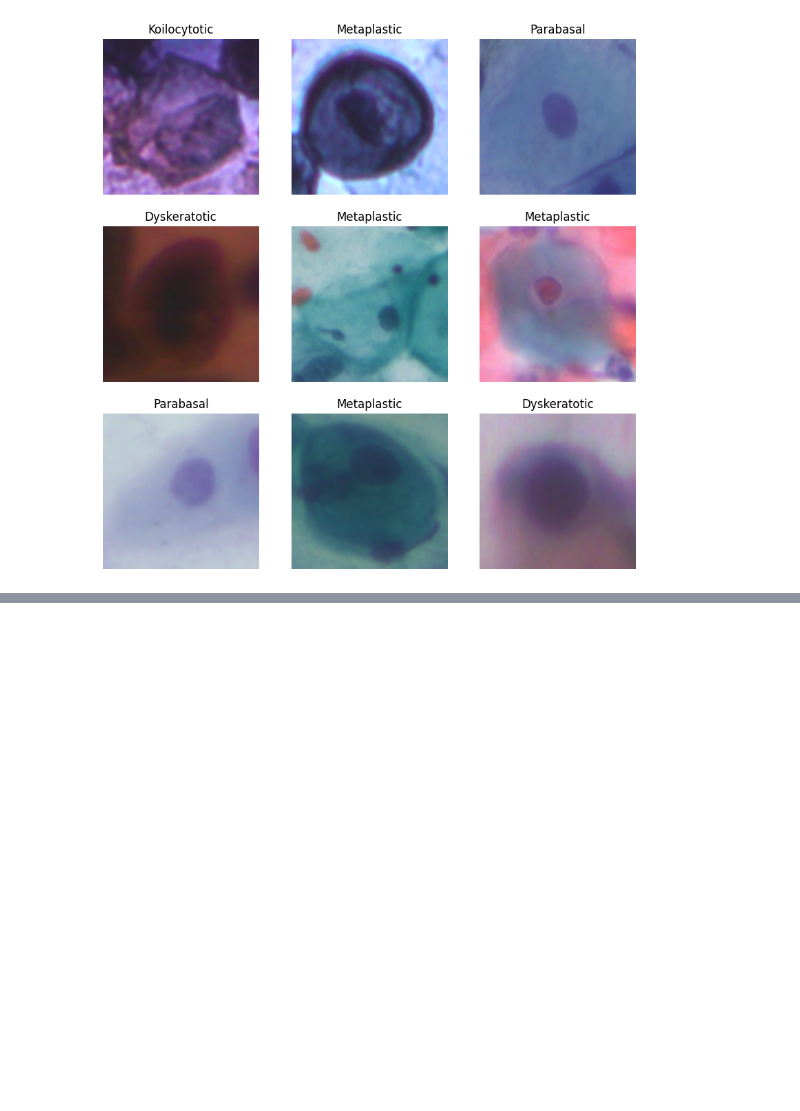
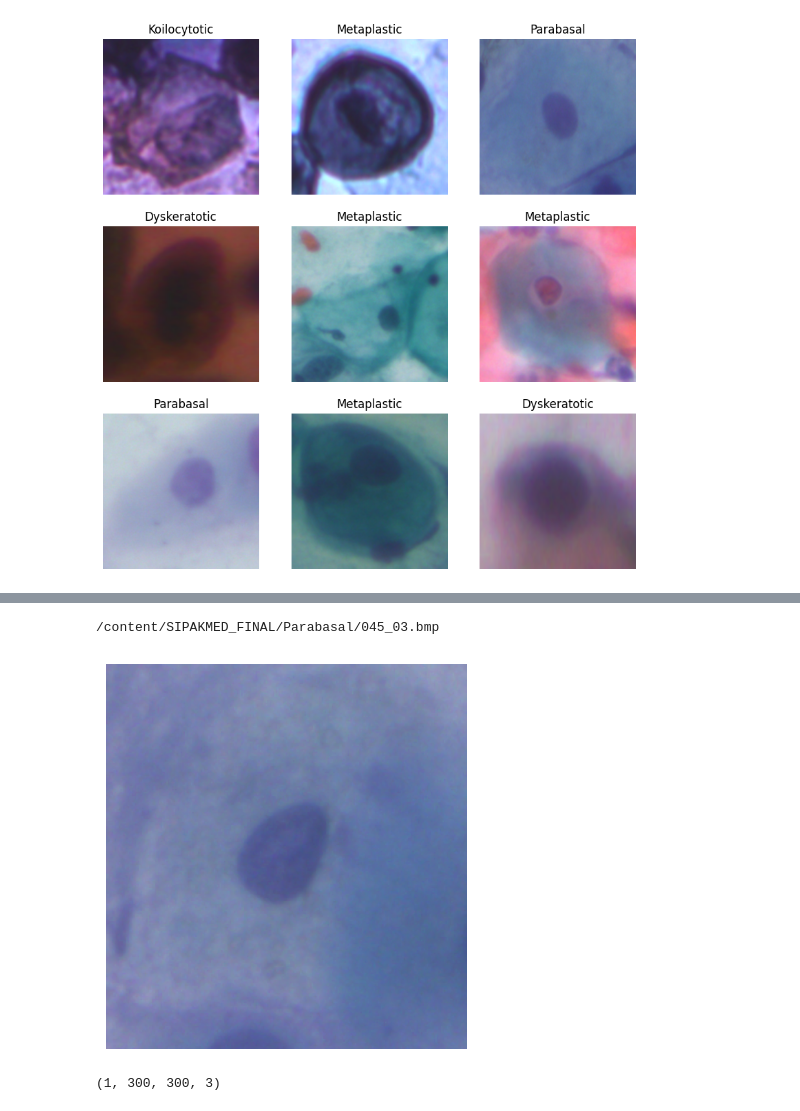
Before and after one commit to Anushka157-cha/Pipeline1, a Jupyter notebook: Untitled8.ipynb, the cells around one changed output, grey strips where cells are left out. Drawn from its saved outputs; the diff is of its cells as text; code cells hidden in the pictures; blank space fills up the shorter version.

```diff
--- a/Untitled8.ipynb
+++ b/Untitled8.ipynb
@@ -330,0 +378,7 @@ Done
+# %%
+import os
+
+for root, dirs, files in os.walk("/content/SIPAKMED_FINAL"):
+    for f in files[:5]:
+        print(os.path.join(root, f))
+        break
@@ -330,0 +391,14 @@ Done
+# %%
+import os
+
+for root, dirs, files in os.walk("/content/SIPAKMED_FINAL"):
+    for f in files:
+        print(f)
+        break
+    break
+# %%
+import os
+
+for root, dirs, files in os.walk("/content/SIPAKMED_FINAL"):
+    for f in files[:20]:
+        print(f)
@@ -330,0 +423,46 @@ Done
+# %%
+import os
+
+for root, dirs, files in os.walk("/content/SIPAKMED_FINAL"):
+    for f in files:
+        if f.endswith(".bmp"):
+            img_path = os.path.join(root, f)
+            print(img_path)
+            break
+    else:
+        continue
+    break
+# %% [output]
+/content/SIPAKMED_FINAL/Parabasal/045_03.bmp
+# %%
+from PIL import Image
+import matplotlib.pyplot as plt
+
+img = Image.open(img_path)
+
+plt.figure(figsize=(5,5))
+plt.imshow(img)
+plt.axis("off")
+plt.show()
+# %% [output]
+[figure, added]
+# %%
+import tensorflow as tf
+import numpy as np
+
+img = tf.keras.preprocessing.image.load_img(
+    img_path,
+    target_size=(300,300)
+)
+
+img_array = tf.keras.preprocessing.image.img_to_array(img)
+
+img_array = np.expand_dims(img_array, axis=0)
+
+img_array = tf.keras.applications.efficientnet.preprocess_input(
+    img_array
+)
+
+print(img_array.shape)
+# %% [output]
+(1, 300, 300, 3)
```
Also changed, not shown: parts of 58 cells of this notebook.
